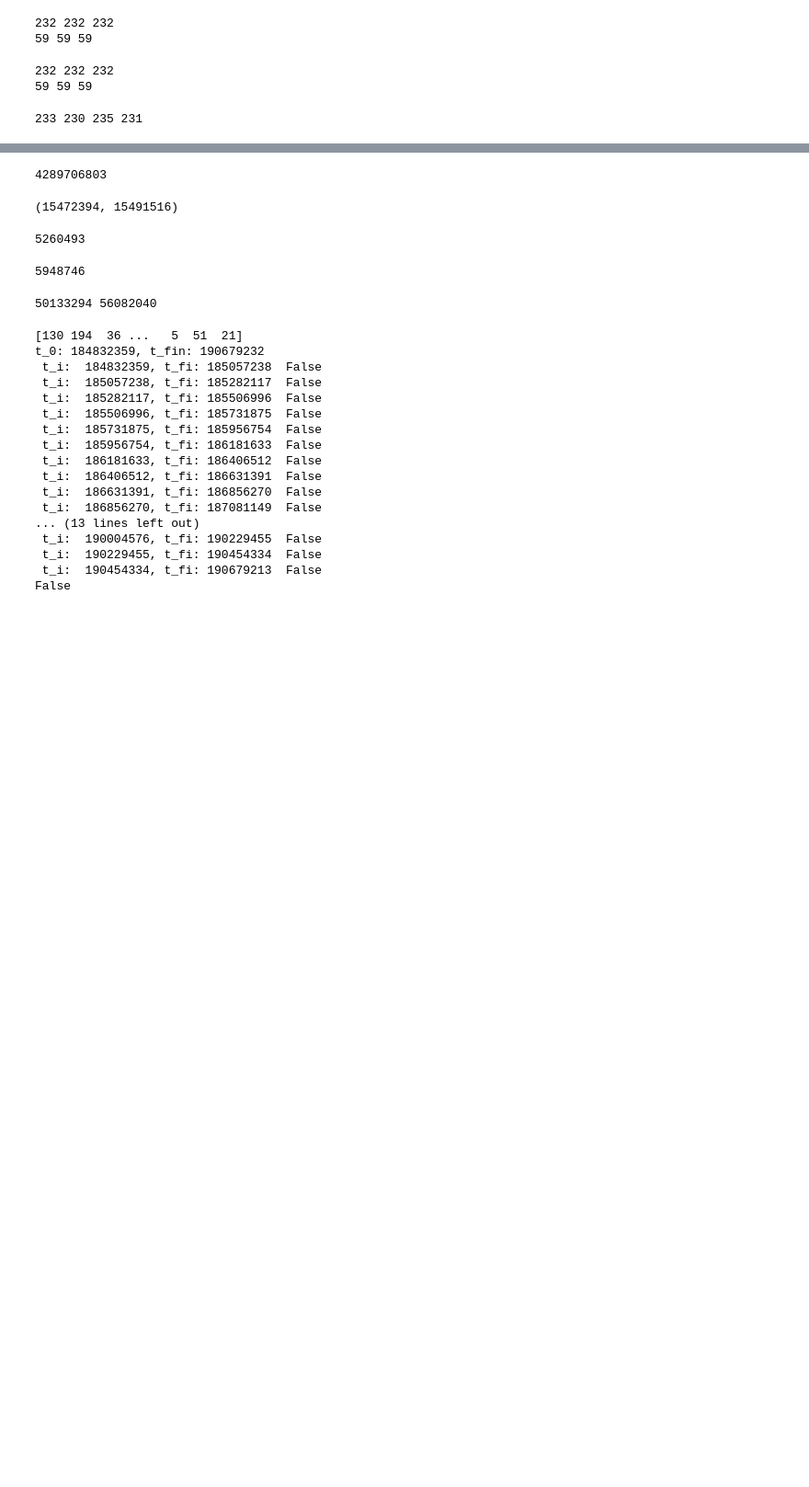
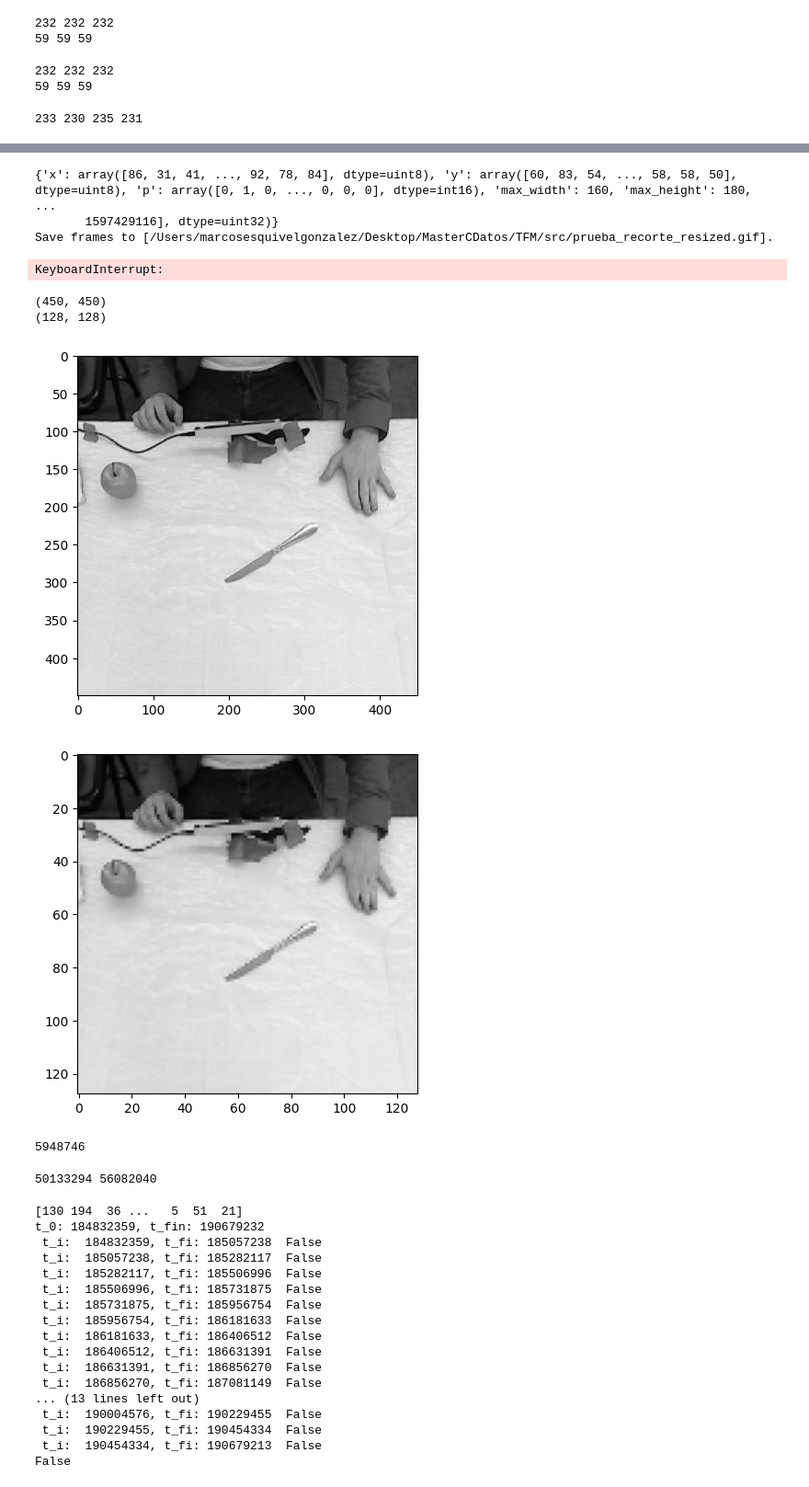
Before and after one commit to marcosesgonz/SNN_VisProc, a Jupyter notebook: src/Executions.ipynb, the cells around one changed output, grey strips where cells are left out. Shown at 92% size. Saved outputs shown, nothing was run; the diff lists cells and outputs as text; code cells hidden in the pictures; blank space fills up the shorter version.

Commit message:
Resized MAD data to 128_128

```diff
--- a/src/Executions.ipynb
+++ b/src/Executions.ipynb
@@ -895,15 +910,67 @@ print(np.sum(up_down == 0))
-# %%
-4293097006 - 3390203
-# %% [output]
-4289706803
-# %%
-events_f1['t'].min(),events_f1['t'].max()
-# %% [output]
-(15472394, 15491516)
-# %%
-events_f2['t'][-1].astype('uint32')-events_f2['t'][0].astype('uint32')
-# %% [output]
-5260493
+# %%
+import os
+import numpy as np
+from Datasets import MAD
+from spikingjelly.datasets import play_frame
+from event_integration_to_frame import myintegrate_events_by_fixed_frames_number
+events = MAD.load_events_np('/Users/marcosesquivelgonzalez/Desktop/MasterCDatos/TFM/data/MAD_dataset/events_np/cup_drink/s1_segment_006.npy')
+print(events)
+frame_integrat = myintegrate_events_by_fixed_frames_number(events=events,split_by='exp_decay',frames_num=22,H=128,W=128)
+play_frame(frame_integrat, save_gif_to = os.path.join(os.getcwd(),'prueba_recorte_resized.gif'))
+# %% [output]
+{'x': array([86, 31, 41, ..., 92, 78, 84], dtype=uint8), 'y': array([60, 83, 54, ..., 58, 58, 50], dtype=uint8), 'p': array([0, 1, 0, ..., 0, 0, 0], dtype=int16), 'max_width': 160, 'max_height': 180,  ...
+       1597429116], dtype=uint32)}
+Save frames to [/Users/marcosesquivelgonzalez/Desktop/MasterCDatos/TFM/src/prueba_recorte_resized.gif].
+# %%
+import os
+import cv2
+import numpy as np
+import matplotlib.pyplot as plt
+import time
+from Datasets import MAD
+from IPython.display import clear_output
+raw_video_dir = '/Users/marcosesquivelgonzalez/Desktop/MasterCDatos/TFM/data/MAD_dataset/raw_video'
+
+fig,ax = plt.subplots()
+plt.title('frames')
+
+for subject in [it.name for it in os.scandir(raw_video_dir) if it.is_dir()]:
+    for item in [it.name for it in os.scandir(os.path.join(raw_video_dir,subject)) if it.is_dir()]:
+        k = 0
+        for i,jpg_name in enumerate(sorted([it.name for it in os.scandir(os.path.join(raw_video_dir,subject,item)) if it.name.endswith('.jpg')])):
+            if k == 4:
+                frame_file = os.path.join(raw_video_dir,subject,item,jpg_name)
+                img = cv2.imread(frame_file,0)
+                img_resiz = img[:-40,110:-90]
+                plt.axis('off')
+                plt.title(frame_file)
+                plt.text(10,img_resiz.shape[0]*0.8,f'image shape: {img_resiz.shape}')
+                plt.imshow(img_resiz,'gray')
+                plt.pause(0.00001)
+                clear_output(wait=True)
+                k = 0
+            k += 1
+# %% [output]
+KeyboardInterrupt:
+# %%
+from Datasets import MAD
+import cv2
+import matplotlib.pyplot as plt
+file = '/Users/marcosesquivelgonzalez/Desktop/MasterCDatos/TFM/data/MAD_dataset/raw_video/kos_rgb/kos_knife_rgb/00005285.jpg'
+img = cv2.imread(file,0)
+img2 = MAD.preprocess_and_load_jpg(file)
+img_resized = img[:-30,99:-91]
+plt.figure()
+plt.imshow(img_resized,'gray')
+plt.figure()
+plt.imshow(img2,'gray')
+print(img_resized.shape)
+print(img2.shape)
+# %% [output]
+(450, 450)
+(128, 128)
+[figure, added]
+[figure, added]
 # %%
 fail2[-1]-fail2[0]
 # %% [output]
```
Also changed, not shown: parts of 4 cells of this notebook, 3 other files.
